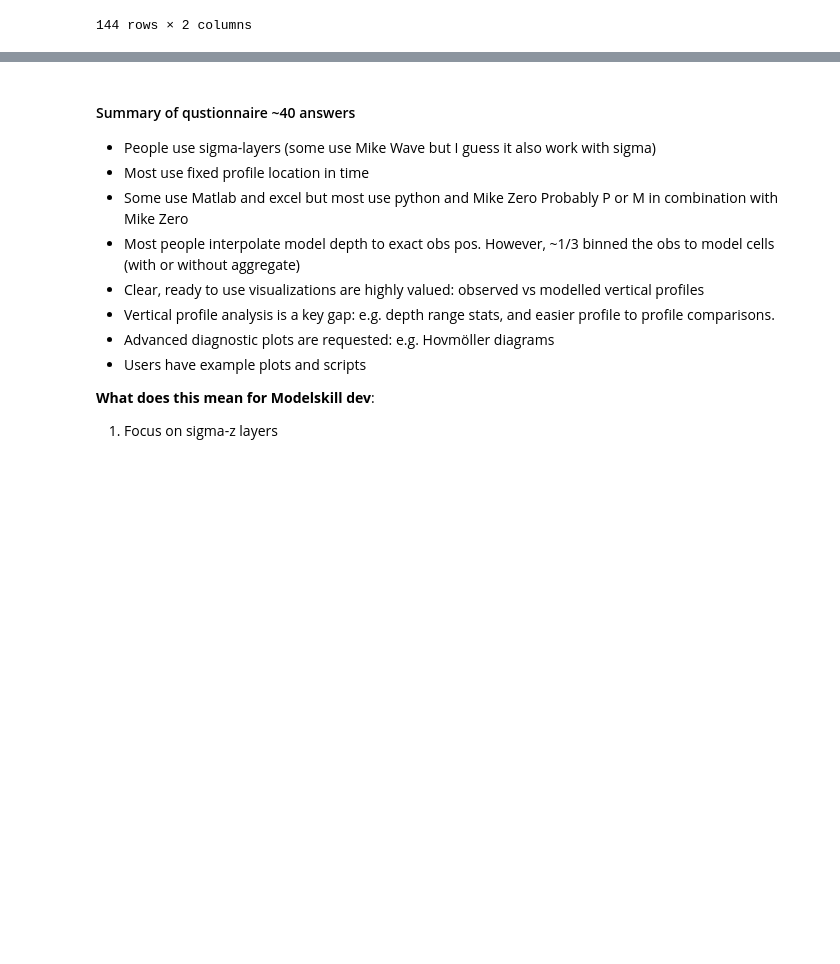
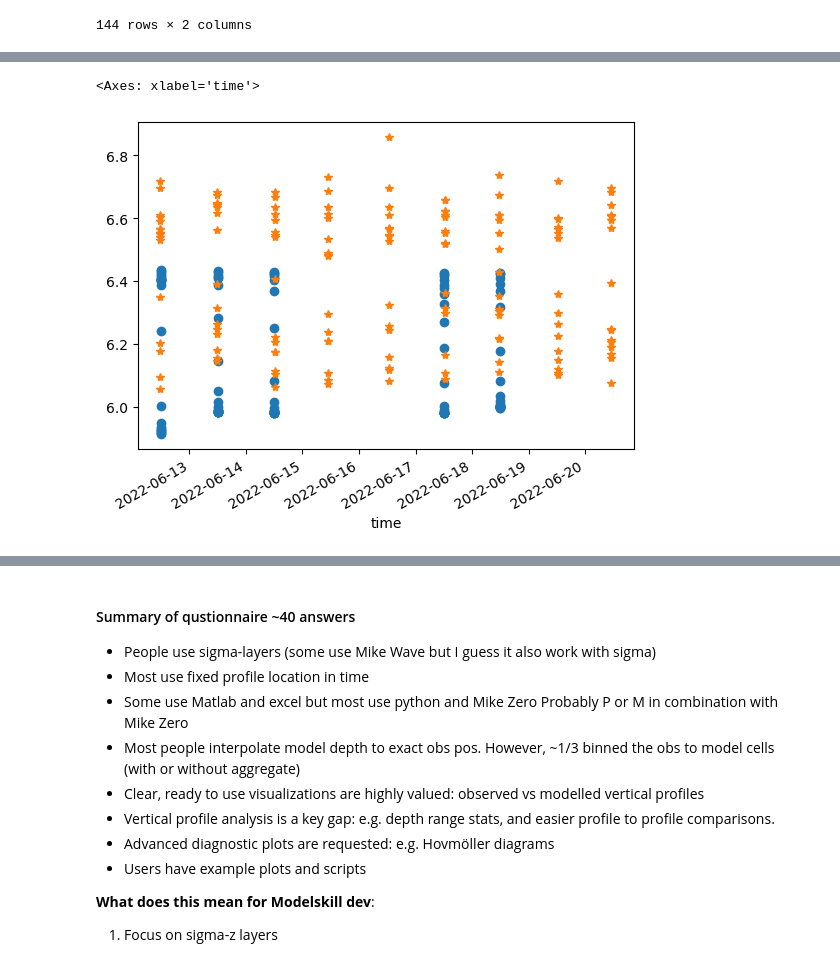
Before and after one commit to DHI/modelskill, a Jupyter notebook: notebooks/vertical_skill.ipynb, the cells around one changed output, grey strips where cells are left out. Drawn from its saved outputs; the diff is of its cells as text; code cells hidden in the pictures; blank space fills up the shorter version.

```diff
--- a/notebooks/vertical_skill.ipynb
+++ b/notebooks/vertical_skill.ipynb
@@ -55,0 +156,3 @@ vo.to_dataframe()
+# %%
+obs_df = vo.data.to_dataframe()
+mod_df = vm.data.to_dataframe()
@@ -55,0 +177,3 @@ vo.to_dataframe()
+# %%
+obs_df["z"] = obs_df["z"].astype(float)
+print(obs_df)
@@ -55,0 +196,13 @@ vo.to_dataframe()
+# %%
+obs_times = obs_df.index.unique().sort_values()
+mod_times_unique = mod_df.index.unique().sort_values()
+
+# get_indexer requires a unique, monotonic index - work on unique times first
+idx = mod_times_unique.get_indexer(obs_times, method="nearest", tolerance=pd.Timedelta("30min"))
+valid = idx != -1
+
+matched_mod_times = mod_times_unique[idx[valid]]
+obs_times_valid = obs_times[valid]
+
+print(f"{valid.sum()} of {len(obs_times)} obs times matched")
+pd.DataFrame({"obs_time": obs_times_valid, "mod_time": matched_mod_times})
@@ -55,0 +217,8 @@ vo.to_dataframe()
+# %%
+mod_df_sel = mod_df.loc[matched_mod_times]
+# %%
+mod_df_sel['Salinity'].plot(marker="o", linestyle="")
+obs_df['salt'].plot(marker="*", linestyle="")
+# %% [output]
+<Axes: xlabel='time'>
+[figure, added]
```
Also changed, not shown: parts of 23 cells of this notebook.
